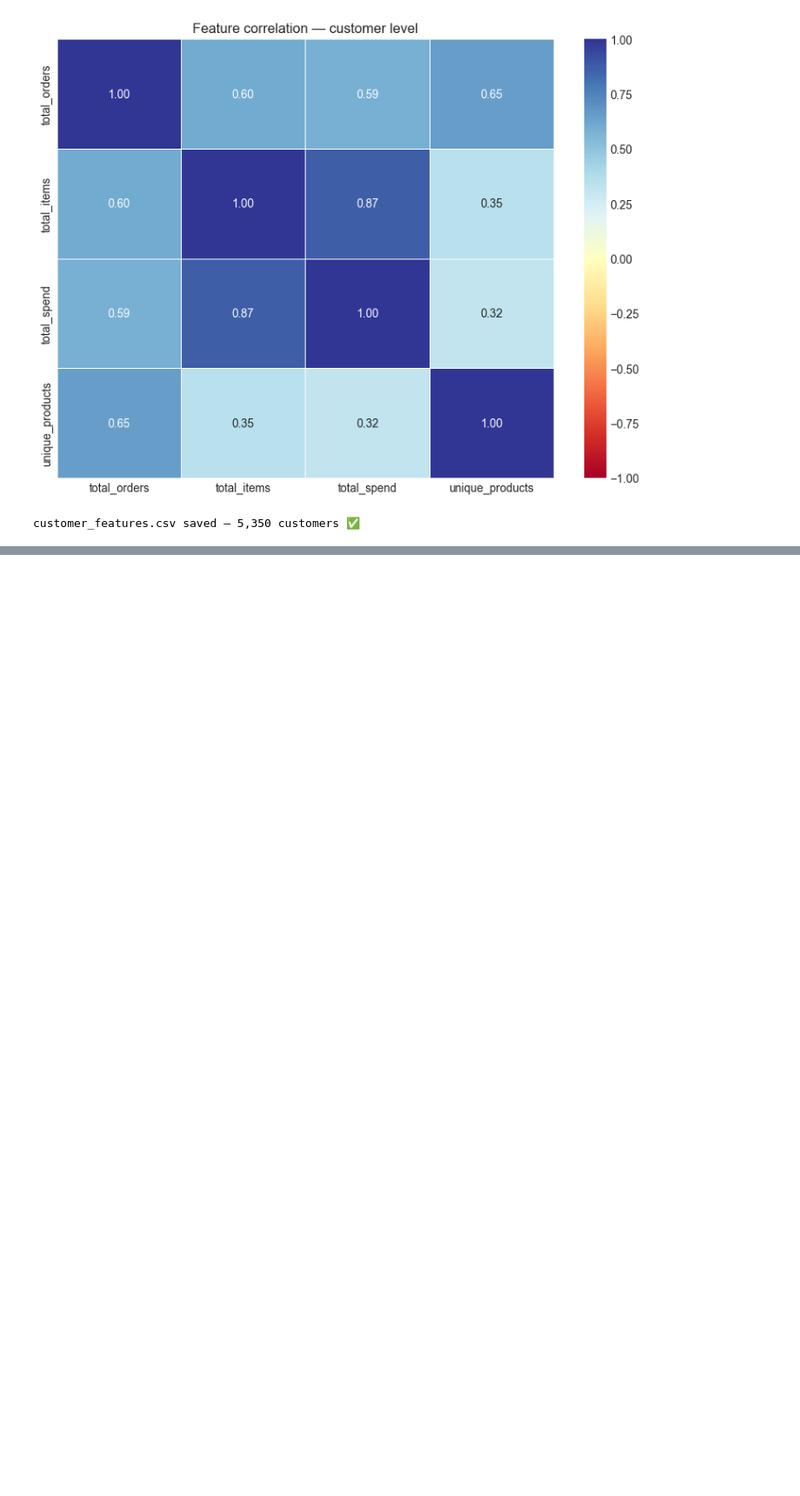
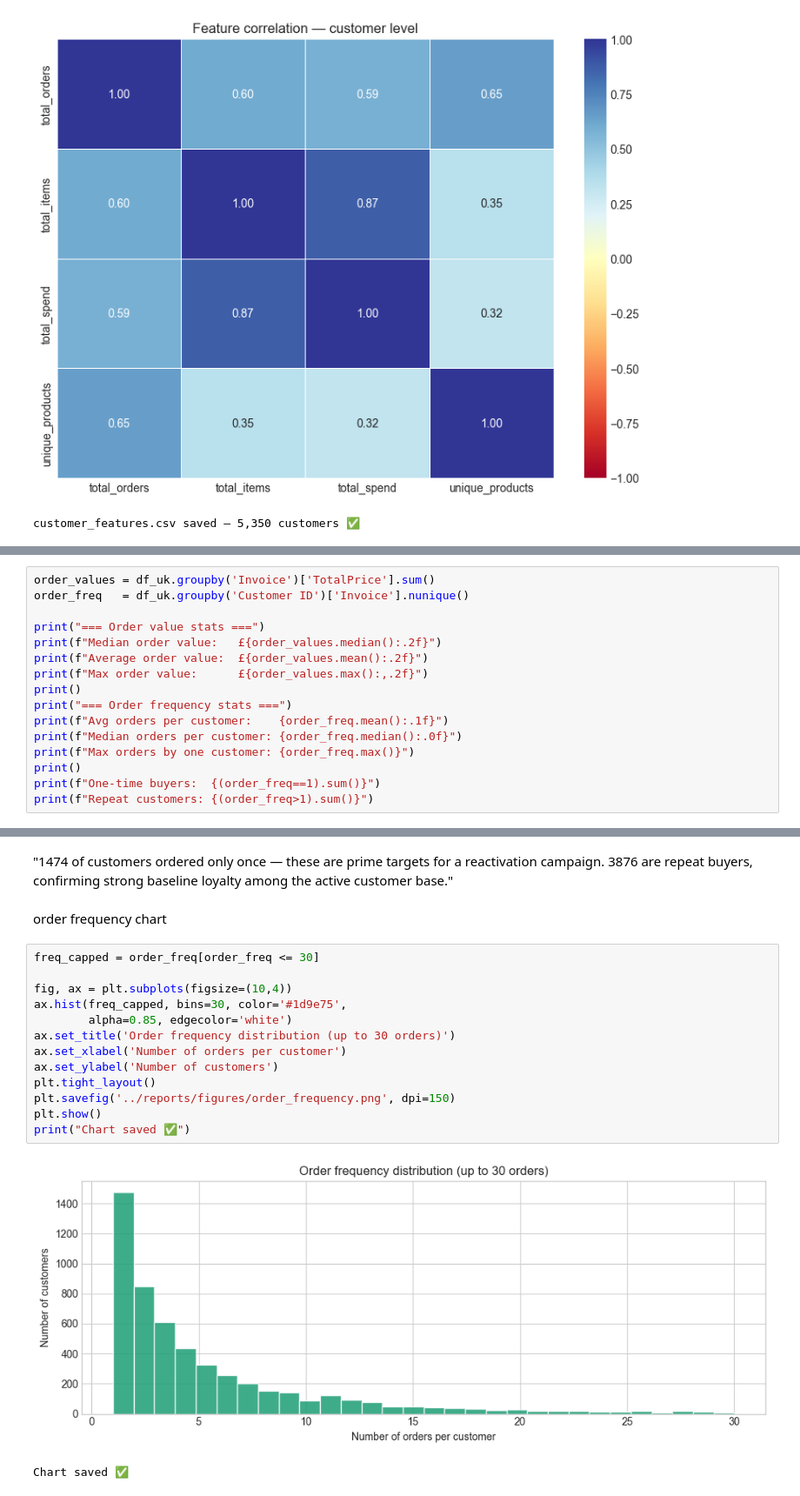
Before and after one commit to Ananthika-G/customer-segmentation, a Jupyter notebook: notebooks/01_EDA.ipynb .ipynb, the cells around one changed output, grey strips where cells are left out. Shown at 87% size. Cells and saved outputs as stored; diff of their text form; blank space fills up the shorter version.

```diff
--- a/notebooks/01_EDA.ipynb .ipynb
+++ b/notebooks/01_EDA.ipynb .ipynb
@@ -377,0 +471,16 @@ customer_features.csv saved — 5,350 customers ✅
+# %%
+order_values = df_uk.groupby('Invoice')['TotalPrice'].sum()
+order_freq   = df_uk.groupby('Customer ID')['Invoice'].nunique()
+
+print("=== Order value stats ===")
+print(f"Median order value:   £{order_values.median():.2f}")
+print(f"Average order value:  £{order_values.mean():.2f}")
+print(f"Max order value:      £{order_values.max():,.2f}")
+print()
+print("=== Order frequency stats ===")
+print(f"Avg orders per customer:    {order_freq.mean():.1f}")
+print(f"Median orders per customer: {order_freq.median():.0f}")
+print(f"Max orders by one customer: {order_freq.max()}")
+print()
+print(f"One-time buyers:  {(order_freq==1).sum()}")
+print(f"Repeat customers: {(order_freq>1).sum()}")
@@ -377,0 +500,20 @@ customer_features.csv saved — 5,350 customers ✅
+# %% [markdown]
+"1474 of customers ordered only once — these are prime targets for a reactivation campaign. 3876 are repeat buyers, confirming strong baseline loyalty among the active customer base."
+# %% [markdown]
+ order frequency chart
+# %%
+freq_capped = order_freq[order_freq <= 30]
+
+fig, ax = plt.subplots(figsize=(10,4))
+ax.hist(freq_capped, bins=30, color='#1d9e75',
+        alpha=0.85, edgecolor='white')
+ax.set_title('Order frequency distribution (up to 30 orders)')
+ax.set_xlabel('Number of orders per customer')
+ax.set_ylabel('Number of customers')
+plt.tight_layout()
+plt.savefig('../reports/figures/order_frequency.png', dpi=150)
+plt.show()
+print("Chart saved ✅")
+# %% [output]
+[figure, added]
+Chart saved ✅
```
Also changed, not shown: parts of 16 cells of this notebook, 4 other files.
